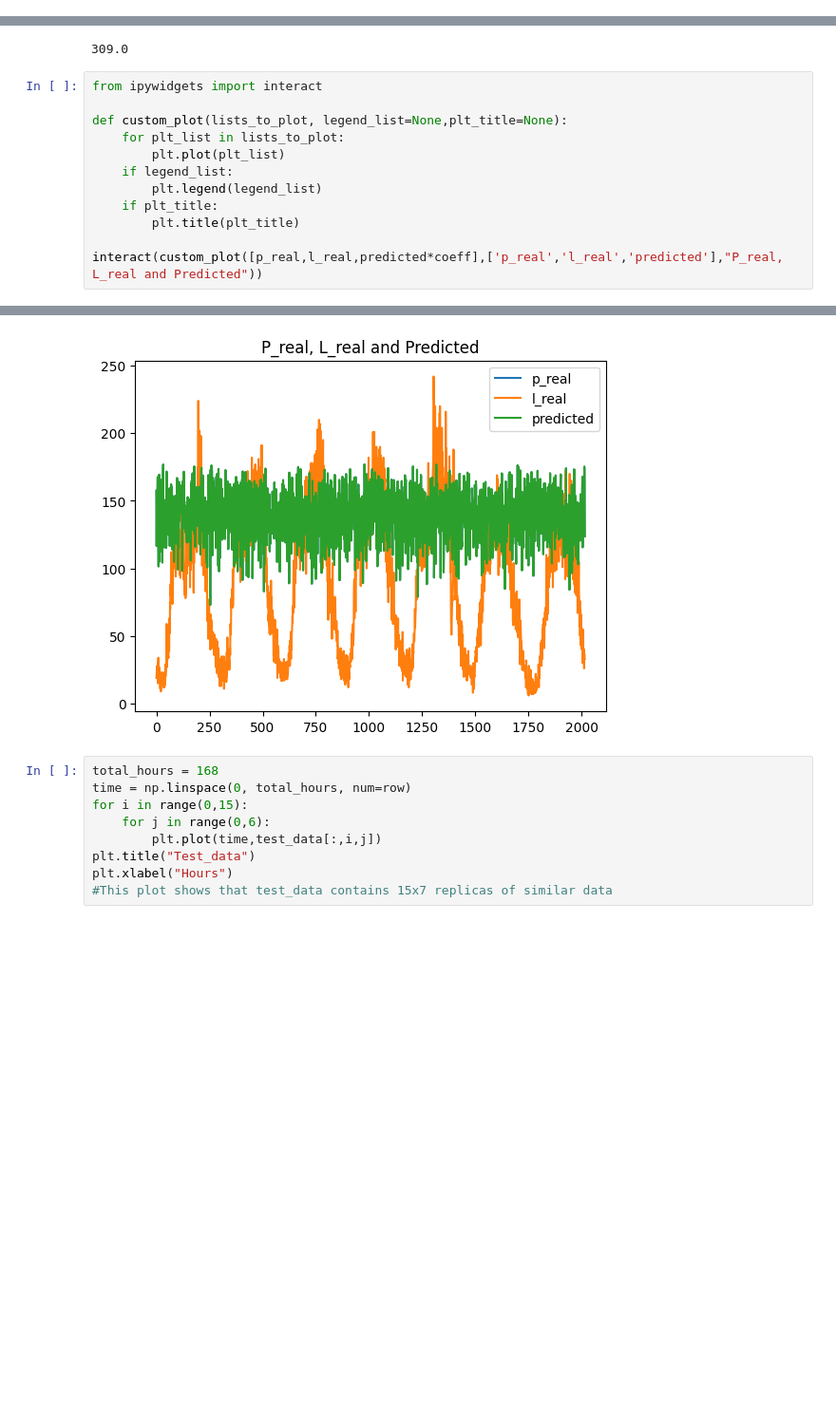
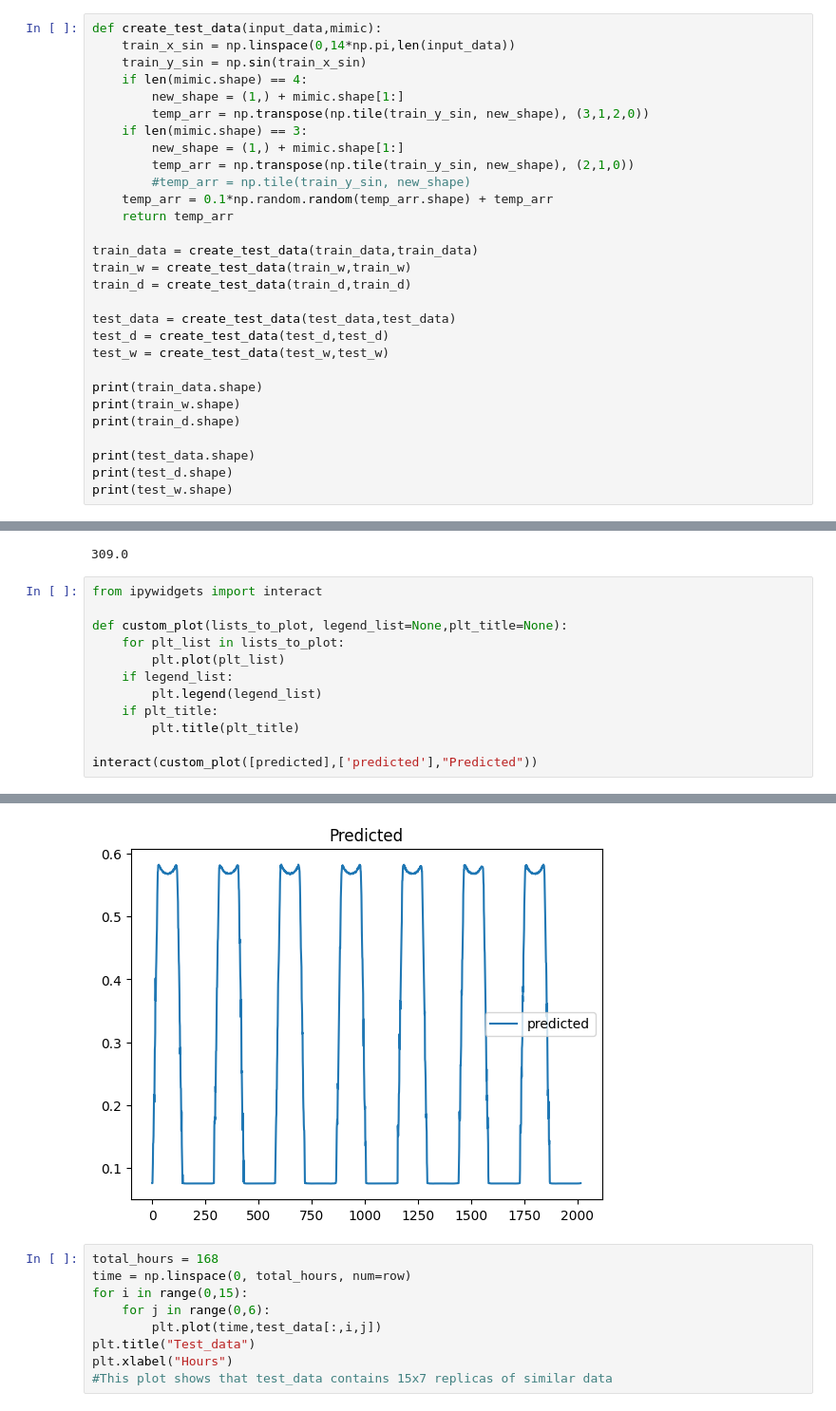
Before and after one commit to eindH/AT-Conv-LSTM, a Jupyter notebook: notebooks/prediction.ipynb, the cells around one changed output, grey strips where cells are left out. Shown at 95% size. Saved outputs shown, nothing was run; the diff lists cells and outputs as text; blank space fills up the shorter version.

Commit message:
Sine data
Generates sine wave and predicts
Doesn't work completely

```diff
--- a/notebooks/prediction.ipynb
+++ b/notebooks/prediction.ipynb
@@ -108,0 +91,29 @@ plt.plot(y)
+# %%
+def create_test_data(input_data,mimic):
+    train_x_sin = np.linspace(0,14*np.pi,len(input_data))
+    train_y_sin = np.sin(train_x_sin)
+    if len(mimic.shape) == 4:
+        new_shape = (1,) + mimic.shape[1:]
+        temp_arr = np.transpose(np.tile(train_y_sin, new_shape), (3,1,2,0))
+    if len(mimic.shape) == 3:
+        new_shape = (1,) + mimic.shape[1:]
+        temp_arr = np.transpose(np.tile(train_y_sin, new_shape), (2,1,0))
+        #temp_arr = np.tile(train_y_sin, new_shape)
+    temp_arr = 0.1*np.random.random(temp_arr.shape) + temp_arr
+    return temp_arr
+
+train_data = create_test_data(train_data,train_data)
+train_w = create_test_data(train_w,train_w)
+train_d = create_test_data(train_d,train_d)
+
+test_data = create_test_data(test_data,test_data)
+test_d = create_test_data(test_d,test_d)
+test_w = create_test_data(test_w,test_w)
+
+print(train_data.shape)
+print(train_w.shape)
+print(train_d.shape)
+
+print(test_data.shape)
+print(test_d.shape)
+print(test_w.shape)
@@ -150,18 +168,18 @@ print(coeff)
 # %%
 from ipywidgets import interact
 
 def custom_plot(lists_to_plot, legend_list=None,plt_title=None):
     for plt_list in lists_to_plot:
         plt.plot(plt_list)
     if legend_list:
         plt.legend(legend_list)
     if plt_title:
         plt.title(plt_title)
 
-interact(custom_plot([p_real,l_real,predicted*coeff],['p_real','l_real','predicted'],"P_real, L_real and Predicted"))
+interact(custom_plot([predicted],['predicted'],"Predicted"))
 # %% [output]
 <ipywidgets.widgets.interaction._InteractFactory at 0x...>
-[figure, old version]
+[figure, new version]
 # %%
 total_hours = 168
 time = np.linspace(0, total_hours, num=row)
```
Also changed, not shown: parts of 5 cells of this notebook.
